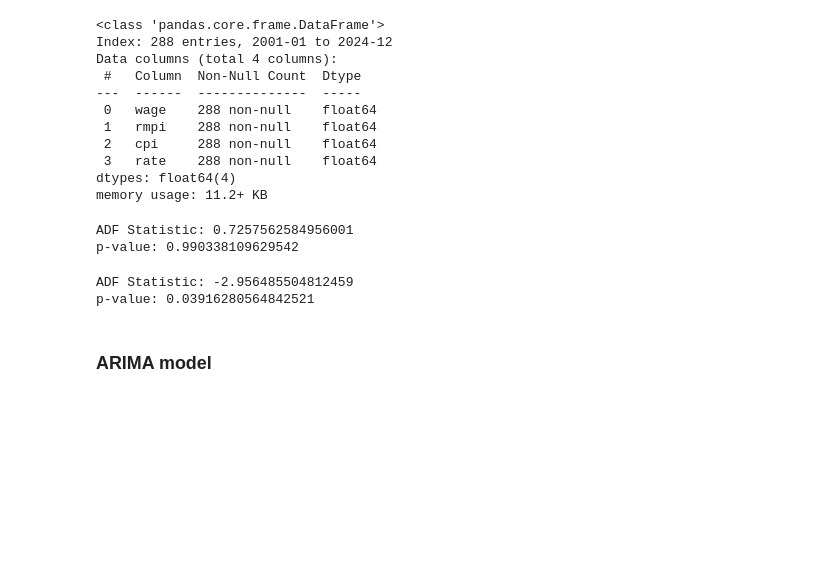
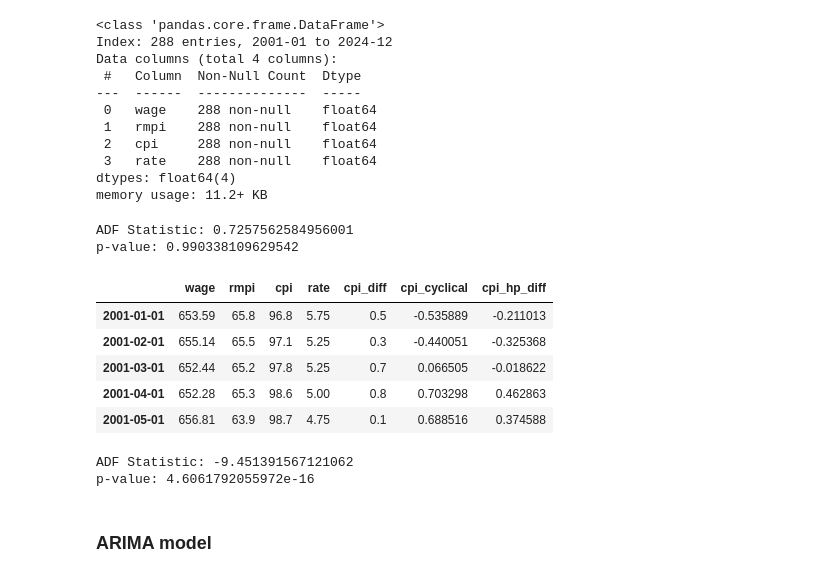
Before and after one commit to FleaBusyBeeBergs/dtsa5506-pipeline, a Jupyter notebook: dtsa5506_final_project.ipynb, the cells around one changed output. Drawn from its saved outputs; the diff is of its cells as text; code cells hidden in the pictures; blank space fills up the shorter version.

```diff
--- a/dtsa5506_final_project.ipynb
+++ b/dtsa5506_final_project.ipynb
@@ -522,8 +519,22 @@ data_diff.dropna(inplace=True)
+# %%
+# hp filtering
+lambda_value = 10
+cycle, trend = hpfilter(data_diff['cpi'], lamb = lambda_value)
+data_diff['cpi_cyclical'] = data_diff['cpi'] - trend
+# %%
+data_diff.head()
+# %% [output]
+|  | wage | rmpi | cpi | rate | cpi_diff | cpi_cyclical | cpi_hp_diff |
+| 2001-01-01 | 653.59 | 65.8 | 96.8 | 5.75 | 0.5 | -0.535889 | -0.211013 |
+| 2001-02-01 | 655.14 | 65.5 | 97.1 | 5.25 | 0.3 | -0.440051 | -0.325368 |
+| 2001-03-01 | 652.44 | 65.2 | 97.8 | 5.25 | 0.7 | 0.066505 | -0.018622 |
+| 2001-04-01 | 652.28 | 65.3 | 98.6 | 5.00 | 0.8 | 0.703298 | 0.462863 |
+| 2001-05-01 | 656.81 | 63.9 | 98.7 | 4.75 | 0.1 | 0.688516 | 0.374588 |
 # %%
 # adf test again
-adf_result = adfuller(data_diff['cpi_diff'])
+adf_result = adfuller(data_diff['cpi_hp_diff'])
 print(f'ADF Statistic: {adf_result[0]}')
 print(f'p-value: {adf_result[1]}')
 # %% [output]
-ADF Statistic: -2.956485504812459
-p-value: 0.03916280564842521
+ADF Statistic: -9.451391567121062
+p-value: 4.6061792055972e-16
```
Also changed, not shown: parts of 9 cells of this notebook.
